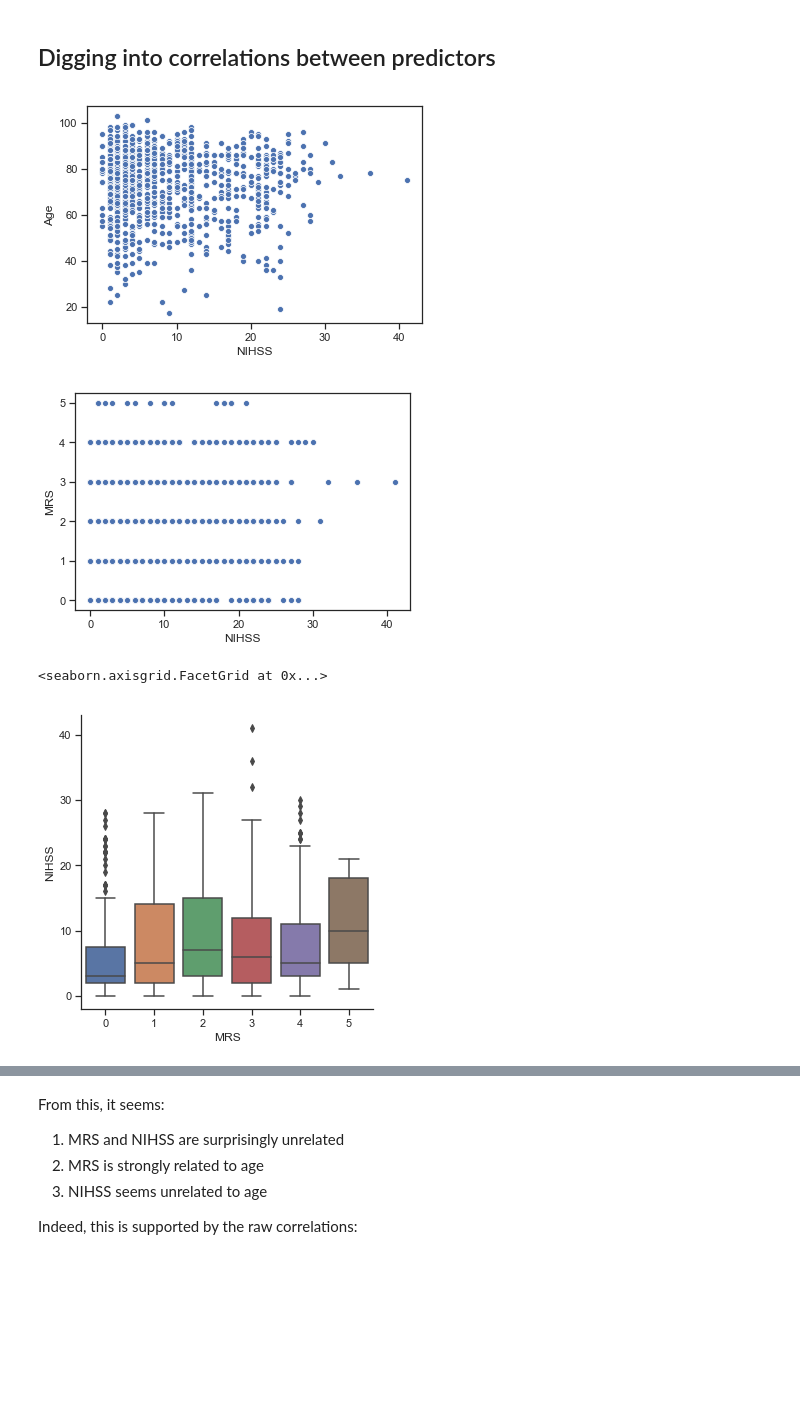
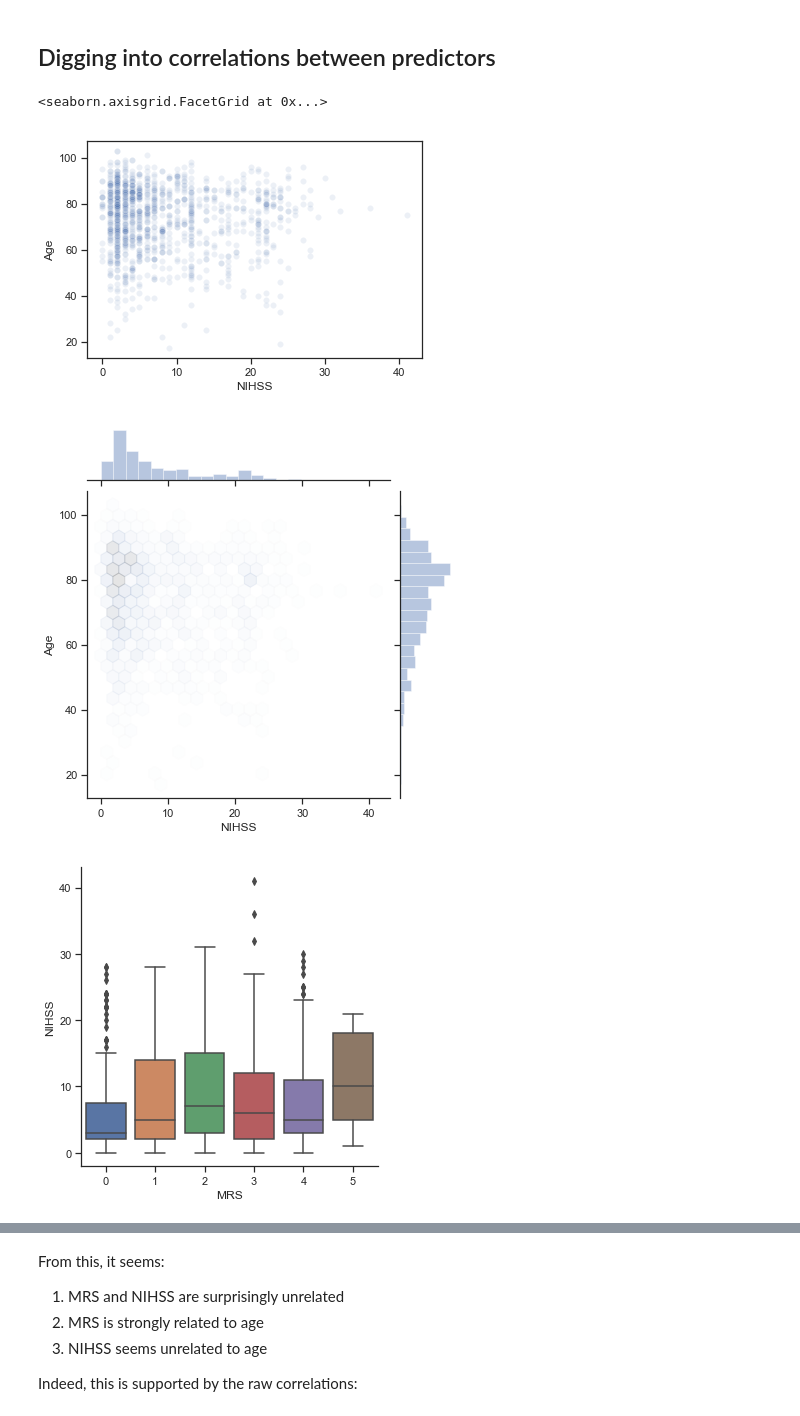
Before and after one commit to archydeberker/stroke-discharge, a Jupyter notebook: code/stroke-analysis.ipynb, the cells around one changed output, grey strips where cells are left out. Saved outputs shown, nothing was run; the diff lists cells and outputs as text; code cells hidden in the pictures; blank space fills up the shorter version.

```diff
--- a/code/stroke-analysis.ipynb
+++ b/code/stroke-analysis.ipynb
@@ -51,14 +51,14 @@ sns.pairplot(df, hue='Outcome')
 # %% [markdown]
 ## Digging into correlations between predictors
 # %%
-sns.scatterplot(x='NIHSS', y='Age', data=df)
-plt.show()
-sns.scatterplot(x='NIHSS', y='MRS', data=df)
-plt.show()
+sns.scatterplot(x='NIHSS', y='Age', data=df, alpha=.1)
+sns.jointplot(x='NIHSS', y='Age', data=df, alpha=.1, kind='hex')
+
+
 sns.catplot(x="MRS", y="NIHSS", kind="box", data=df)
 sns.catplot(x="MRS", y="Age", kind="box", data=df)
 # %% [output]
+<seaborn.axisgrid.FacetGrid at 0x...>
-[figure, old version]
+[figure, new version]
-[figure, old version]
+[figure, new version]
-<seaborn.axisgrid.FacetGrid at 0x...>
-[figure, old version]
+[figure, new version]
```
Also changed, not shown: parts of 11 cells of this notebook.
